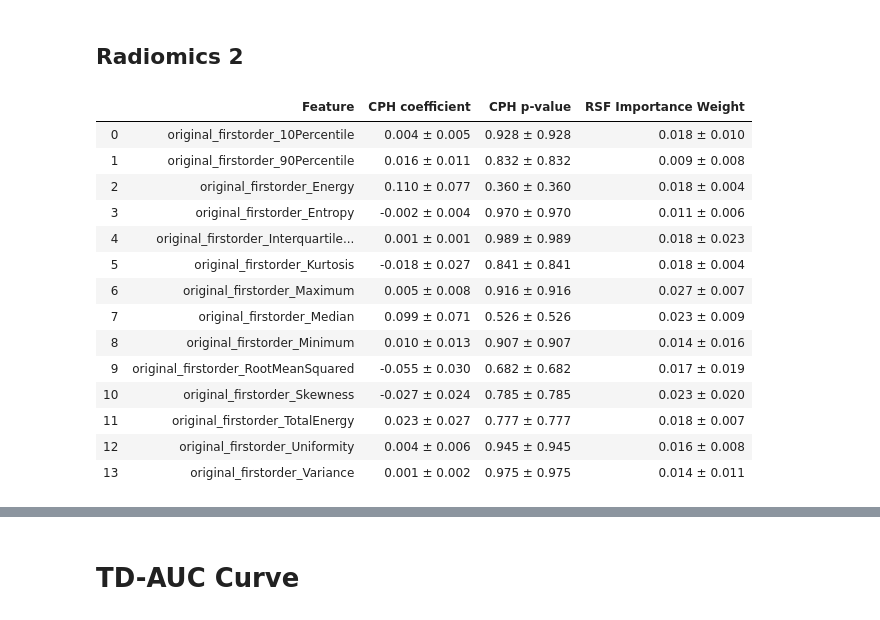
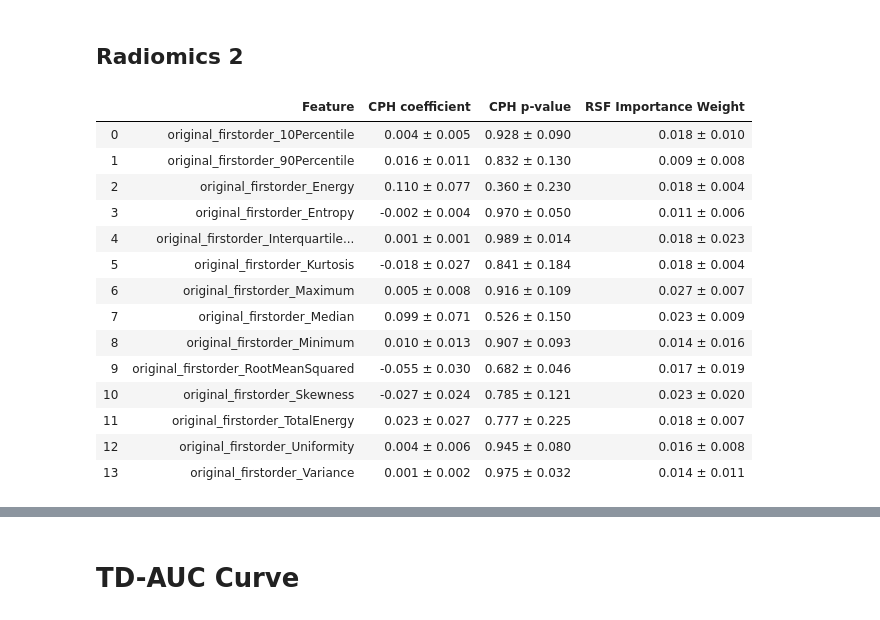
Before and after one commit to hleu/survival_nlst, a Jupyter notebook: molly_media_code/Analyze Results.ipynb, the cells around one changed output, grey strips where cells are left out. Cells and saved outputs as stored; diff of their text form; code cells hidden in the pictures.

```diff
--- a/molly_media_code/Analyze Results.ipynb
+++ b/molly_media_code/Analyze Results.ipynb
@@ -44,17 +45,17 @@ def k_fold_feature_importance_metrics(cph_file_name, rsf_file_name, sorted_featu
 
     p_values = np.stack(p_values, axis=0)
     avg_p = np.mean(p_values, axis = 0)
-    std_p = np.mean(p_values, axis = 0)
+    std_p = np.std(p_values, axis = 0)
     str_p_values = ["{:.3f} ± {:.3f}".format(mean, std) for (mean, std) in zip(avg_p, std_p)]
 
     rsf_weights = np.stack(rsf_weights, axis=0)
-    weight_avg_across_folds = np.mean(rsf_weights, axis=0)
-    weight_std_across_folds = np.std(rsf_weights, axis=0)
-    str_rsf_weights = ["{:.3f} ± {:.3f}".format(mean, std) for (mean, std) in zip(weight_avg_across_folds, weight_std_across_folds)]
+    rsf_weight_avg_across_folds = np.mean(rsf_weights, axis=0)
+    rsf_weight_std_across_folds = np.std(rsf_weights, axis=0)
+    str_rsf_weights = ["{:.3f} ± {:.3f}".format(mean, std) for (mean, std) in zip(rsf_weight_avg_across_folds, rsf_weight_std_across_folds)]
 
     k_fold_df = pd.DataFrame(data={"Feature": sorted_feature_names, "CPH coefficient": str_regression_coefficients, "CPH p-value": str_p_values, "RSF Importance Weight": str_rsf_weights})
 
-    return k_fold_df
+    return k_fold_df, avg_coef, std_coef, avg_p, std_p, rsf_weight_avg_across_folds, rsf_weight_std_across_folds
 # %% [markdown]
 ## Clinical
 # %%
@@ -139,22 +172,22 @@ radiomics2_feature_names.sort()
 # %%
 cph_file_name = "cph_radiomics2_all.html"
 rsf_file_name = "rsf_radiomics2_all.html"
 
-radiomics2_df = k_fold_feature_importance_metrics(cph_file_name, rsf_file_name, radiomics2_feature_names)
+radiomics2_df, rad2_avg_coef, rad2_std_coef, rad2_avg_p, rad2_std_p, rad2_avg_rsf_weight, rad2_std_rsf_weight = k_fold_feature_importance_metrics(cph_file_name, rsf_file_name, radiomics2_feature_names)
 display(radiomics2_df)
 # %% [output]
 |  | Feature | CPH coefficient | CPH p-value | RSF Importance Weight |
-| 0 | original_firstorder_10Percentile | 0.004 ± 0.005 | 0.928 ± 0.928 | 0.018 ± 0.010 |
-| 1 | original_firstorder_90Percentile | 0.016 ± 0.011 | 0.832 ± 0.832 | 0.009 ± 0.008 |
-| 2 | original_firstorder_Energy | 0.110 ± 0.077 | 0.360 ± 0.360 | 0.018 ± 0.004 |
-| 3 | original_firstorder_Entropy | -0.002 ± 0.004 | 0.970 ± 0.970 | 0.011 ± 0.006 |
-| 4 | original_firstorder_Interquartile... | 0.001 ± 0.001 | 0.989 ± 0.989 | 0.018 ± 0.023 |
-| 5 | original_firstorder_Kurtosis | -0.018 ± 0.027 | 0.841 ± 0.841 | 0.018 ± 0.004 |
-| 6 | original_firstorder_Maximum | 0.005 ± 0.008 | 0.916 ± 0.916 | 0.027 ± 0.007 |
-| 7 | original_firstorder_Median | 0.099 ± 0.071 | 0.526 ± 0.526 | 0.023 ± 0.009 |
-| 8 | original_firstorder_Minimum | 0.010 ± 0.013 | 0.907 ± 0.907 | 0.014 ± 0.016 |
-| 9 | original_firstorder_RootMeanSquared | -0.055 ± 0.030 | 0.682 ± 0.682 | 0.017 ± 0.019 |
-| 10 | original_firstorder_Skewness | -0.027 ± 0.024 | 0.785 ± 0.785 | 0.023 ± 0.020 |
-| 11 | original_firstorder_TotalEnergy | 0.023 ± 0.027 | 0.777 ± 0.777 | 0.018 ± 0.007 |
-| 12 | original_firstorder_Uniformity | 0.004 ± 0.006 | 0.945 ± 0.945 | 0.016 ± 0.008 |
-| 13 | original_firstorder_Variance | 0.001 ± 0.002 | 0.975 ± 0.975 | 0.014 ± 0.011 |
+| 0 | original_firstorder_10Percentile | 0.004 ± 0.005 | 0.928 ± 0.090 | 0.018 ± 0.010 |
+| 1 | original_firstorder_90Percentile | 0.016 ± 0.011 | 0.832 ± 0.130 | 0.009 ± 0.008 |
+| 2 | original_firstorder_Energy | 0.110 ± 0.077 | 0.360 ± 0.230 | 0.018 ± 0.004 |
+| 3 | original_firstorder_Entropy | -0.002 ± 0.004 | 0.970 ± 0.050 | 0.011 ± 0.006 |
+| 4 | original_firstorder_Interquartile... | 0.001 ± 0.001 | 0.989 ± 0.014 | 0.018 ± 0.023 |
+| 5 | original_firstorder_Kurtosis | -0.018 ± 0.027 | 0.841 ± 0.184 | 0.018 ± 0.004 |
+| 6 | original_firstorder_Maximum | 0.005 ± 0.008 | 0.916 ± 0.109 | 0.027 ± 0.007 |
+| 7 | original_firstorder_Median | 0.099 ± 0.071 | 0.526 ± 0.150 | 0.023 ± 0.009 |
+| 8 | original_firstorder_Minimum | 0.010 ± 0.013 | 0.907 ± 0.093 | 0.014 ± 0.016 |
+| 9 | original_firstorder_RootMeanSquared | -0.055 ± 0.030 | 0.682 ± 0.046 | 0.017 ± 0.019 |
+| 10 | original_firstorder_Skewness | -0.027 ± 0.024 | 0.785 ± 0.121 | 0.023 ± 0.020 |
+| 11 | original_firstorder_TotalEnergy | 0.023 ± 0.027 | 0.777 ± 0.225 | 0.018 ± 0.007 |
+| 12 | original_firstorder_Uniformity | 0.004 ± 0.006 | 0.945 ± 0.080 | 0.016 ± 0.008 |
+| 13 | original_firstorder_Variance | 0.001 ± 0.002 | 0.975 ± 0.032 | 0.014 ± 0.011 |
```
Also changed, not shown: parts of 10 cells of this notebook, 32 other files.
